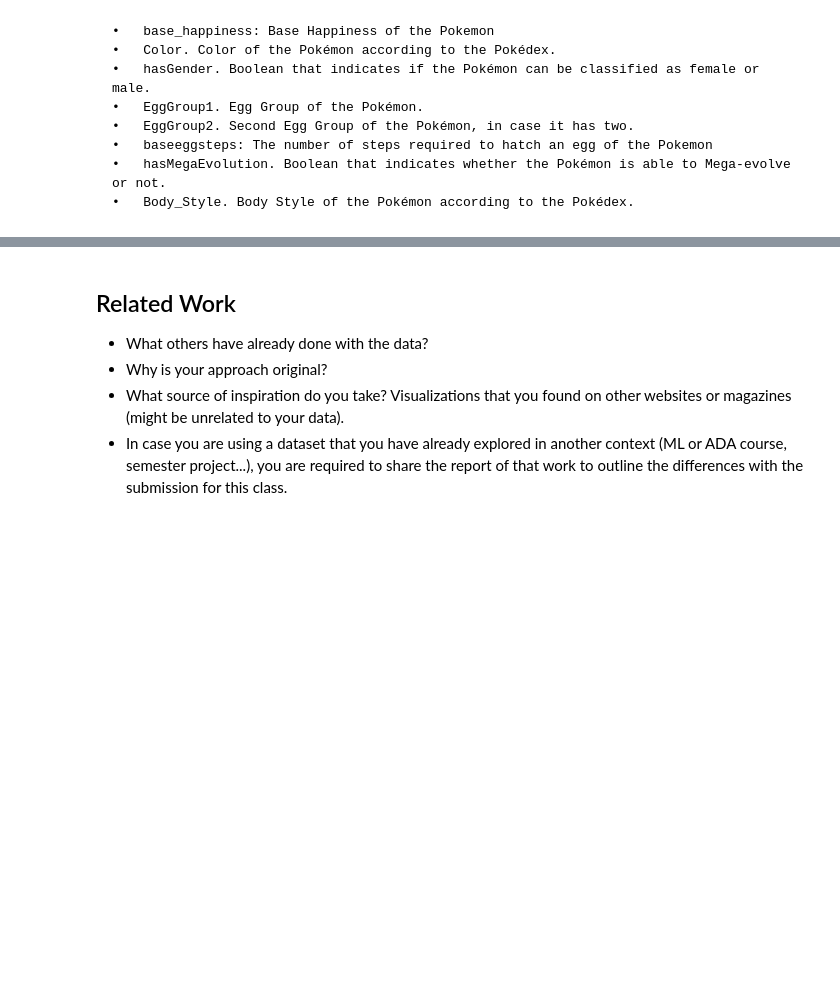
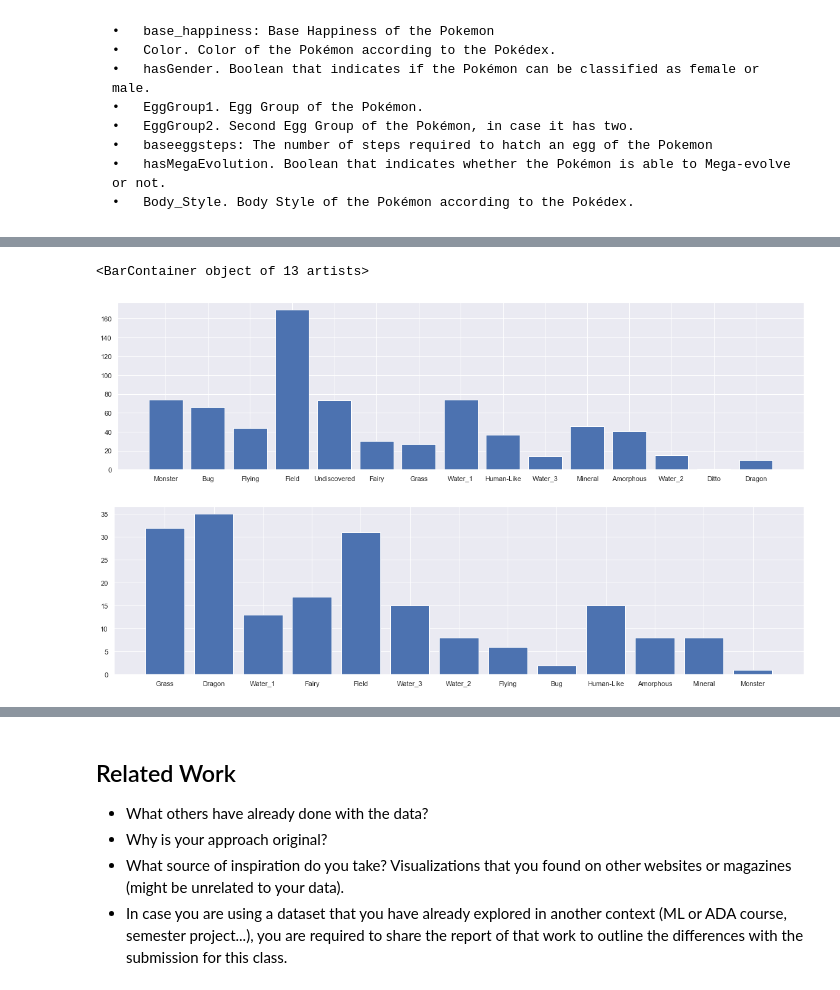
Before and after one commit to com-480-data-visualization/com-480-project-analaktycs, a Jupyter notebook: Milestone1.ipynb, the cells around one changed output, grey strips where cells are left out. Cells and saved outputs as stored; diff of their text form; code cells hidden in the pictures; blank space fills up the shorter version.

```diff
--- a/Milestone1.ipynb
+++ b/Milestone1.ipynb
@@ -606,0 +654,13 @@ sns.distplot(df['against_fairy']);
+# %%
+egg_types, egg_count = count(egg1)
+
+plt.figure( figsize=(20, 5))
+plt.bar(egg_types, egg_count)
+
+egg_types2, egg_count2 = count(egg2)
+plt.figure( figsize=(20, 5))
+plt.bar(egg_types2, egg_count2)
+# %% [output]
+<BarContainer object of 13 artists>
+[figure, added]
+[figure, added]
```
Also changed, not shown: parts of 60 cells of this notebook.
